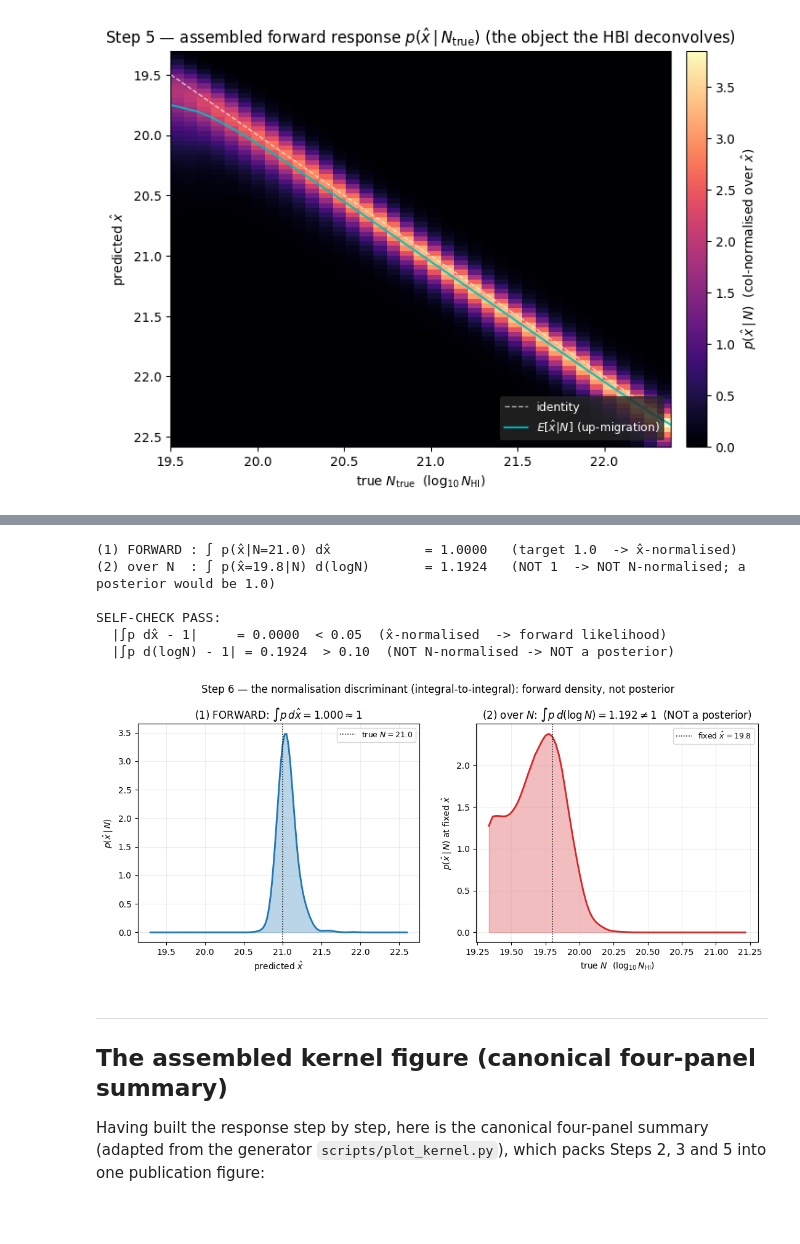
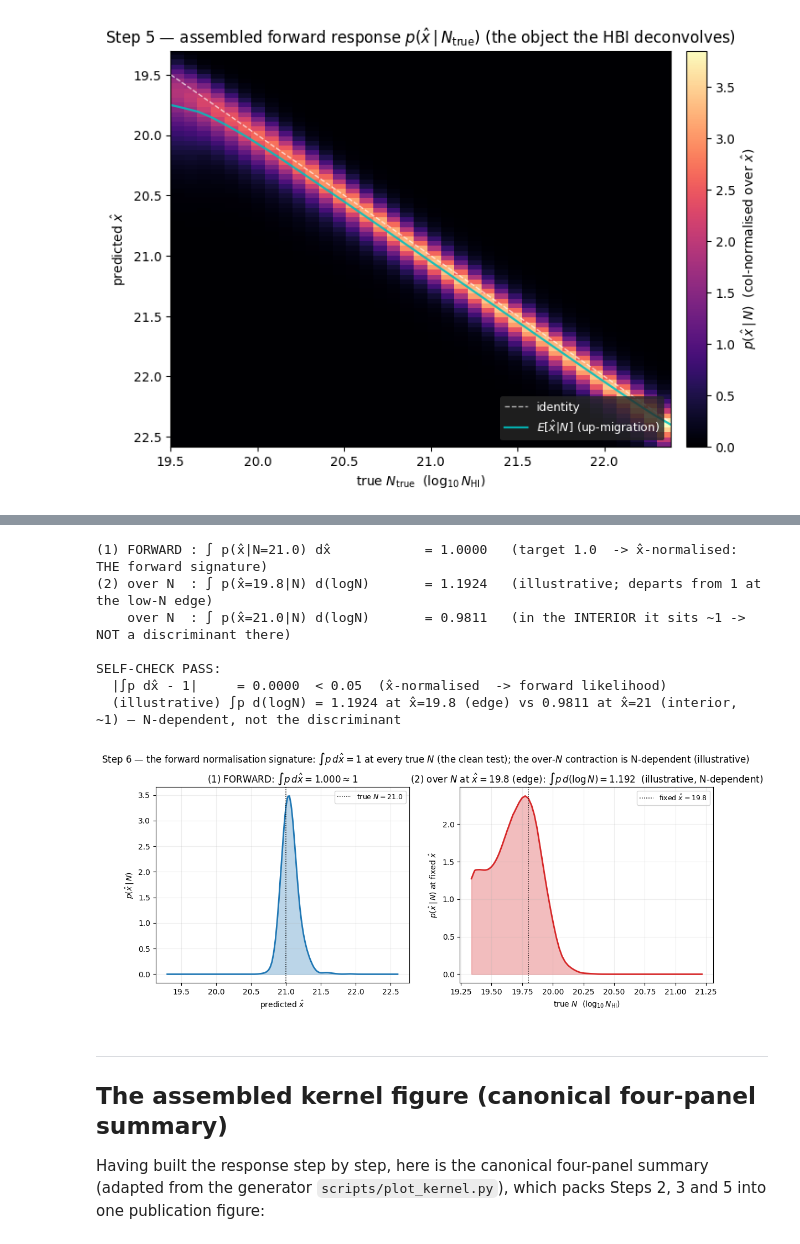
Before and after one commit to jibanCat/desi_gpy_dla_detection, a Jupyter notebook: notebooks/HBI_02_forward_response_kernel.ipynb, the cells around one changed output, grey strips where cells are left out. Cells and saved outputs as stored; diff of their text form; code cells hidden in the pictures; blank space fills up the shorter version.

```diff
--- a/notebooks/HBI_02_forward_response_kernel.ipynb
+++ b/notebooks/HBI_02_forward_response_kernel.ipynb
@@ -549,64 +550,72 @@ xhat_grid = np.linspace(19.3, 22.6, 331)
 p_over_xhat = emp.density(xhat_grid, np.full_like(xhat_grid, N_fixed), snr_d, z_d)
 integral_over_xhat = float(_trapz(p_over_xhat, xhat_grid))
 
-# (2) the NOT-N-normalised integral: integrate p(x̂|N) over log N at a fixed x̂.
-# Evaluate at x̂ ≈ 19.8, where this integral is genuinely FAR from 1 (it ranges
-# ~0.5–1.24 across x̂; near x̂=21 it happens to land close to 1, which would HIDE
-# the discriminant — so we deliberately pick x̂=19.8).
+# (2) ILLUSTRATIVE (not a self-check): the over-N contraction at a fixed x̂.
+# This is N-DEPENDENT, not a clean discriminant: in the interior (x̂~21) it sits
+# ~1, exactly where a posterior would too. It departs from 1 noticeably only near
+# the low-N EDGE (x̂~19.8), from the kernel's N-dependent width/skew. We pick
+# x̂=19.8 to SHOW that edge departure, but we do NOT assert on it.
 xhat_fixed = 19.8
 N_grid6 = np.linspace(float(emp.N_anchors.min()), float(emp.N_anchors.max()), 400)
 p_over_N = emp.density(np.full_like(N_grid6, xhat_fixed), N_grid6, snr_d, z_d)
 integral_over_N = float(_trapz(p_over_N, N_grid6))
+# corroborate the N-dependence: in the interior the over-N integral is ~1 (so it is
+# NOT a discriminant there — a posterior would give ~1 too).
+xhat_interior = 21.0
+p_over_N_int = emp.density(np.full_like(N_grid6, xhat_interior), N_grid6, snr_d, z_d)
+integral_over_N_int = float(_trapz(p_over_N_int, N_grid6))
 
 print(f"(1) FORWARD : ∫ p(x̂|N={N_fixed}) dx̂            = "
-      f"{integral_over_xhat:.4f}   (target 1.0  -> x̂-normalised)")
+      f"{integral_over_xhat:.4f}   (target 1.0  -> x̂-normalised: THE forward signature)")
 print(f"(2) over N  : ∫ p(x̂={xhat_fixed}|N) d(logN)       = "
-      f"{integral_over_N:.4f}   (NOT 1  -> NOT N-normalised; a posterior would be 1.0)")
+      f"{integral_over_N:.4f}   (illustrative; departs from 1 at the low-N edge)")
+print(f"    over N  : ∫ p(x̂={xhat_interior}|N) d(logN)       = "
+      f"{integral_over_N_int:.4f}   (in the INTERIOR it sits ~1 -> NOT a discriminant there)")
 
-# ---- SELF-CHECK: forward signature -----------------------------------------
+# ---- SELF-CHECK: the forward signature is the over-x̂ normalisation = 1 ------
 assert abs(integral_over_xhat - 1) < 0.05, \
     f"forward NOT x̂-normalised: ∫p dx̂={integral_over_xhat}"
-assert abs(integral_over_N - 1) > 0.1, \
-    f"forward UNEXPECTEDLY N-normalised (looks like a posterior): ∫p d(logN)={integral_over_N}"
 print()
 print("SELF-CHECK PASS:")
 print(f"  |∫p dx̂ - 1|     = {abs(integral_over_xhat - 1):.4f}  < 0.05  "
       f"(x̂-normalised  -> forward likelihood)")
-print(f"  |∫p d(logN) - 1| = {abs(integral_over_N - 1):.4f}  > 0.10  "
-      f"(NOT N-normalised -> NOT a posterior)")
+print(f"  (illustrative) ∫p d(logN) = {integral_over_N:.4f} at x̂=19.8 (edge) vs "
+      f"{integral_over_N_int:.4f} at x̂=21 (interior, ~1) — N-dependent, not the discriminant")
 
 # figure: the two contractions side by side
 fig, (axA, axB) = plt.subplots(1, 2, figsize=(13, 4.6))
 axA.fill_between(xhat_grid, 0, p_over_xhat, color="#1f77b4", alpha=0.30)
 axA.plot(xhat_grid, p_over_xhat, color="#1f77b4", lw=2.0)
 axA.axvline(N_fixed, color="k", ls=":", lw=1.1, label=f"true $N={N_fixed}$")
 axA.set_xlabel(r"predicted $\hat x$")
 axA.set_ylabel(r"$p(\hat x\,|\,N)$")
 axA.set_title(r"(1) FORWARD: $\int p\,d\hat x = %.3f \approx 1$" % integral_over_xhat)
 axA.legend(fontsize=9)
 axA.grid(alpha=0.22)
 
 axB.fill_between(N_grid6, 0, p_over_N, color="#d62728", alpha=0.30)
 axB.plot(N_grid6, p_over_N, color="#d62728", lw=2.0)
 axB.axvline(xhat_fixed, color="k", ls=":", lw=1.1,
             label=f"fixed $\\hat x={xhat_fixed}$")
 axB.set_xlabel(r"true $N$  ($\log_{10} N_{\rm HI}$)")
 axB.set_ylabel(r"$p(\hat x\,|\,N)$ at fixed $\hat x$")
-axB.set_title(r"(2) over $N$: $\int p\,d(\log N) = %.3f \neq 1$  (NOT a posterior)"
-              % integral_over_N)
+axB.set_title(r"(2) over $N$ at $\hat x=19.8$ (edge): $\int p\,d(\log N) = %.3f$"
+              "  (illustrative, N-dependent)" % integral_over_N)
 axB.legend(fontsize=9)
 axB.grid(alpha=0.22)
-fig.suptitle("Step 6 — the normalisation discriminant (integral-to-integral): "
-             "forward density, not posterior", y=1.02)
+fig.suptitle("Step 6 — the forward normalisation signature: "
+             r"$\int p\,d\hat x=1$ at every true $N$ (the clean test); "
+             "the over-$N$ contraction is N-dependent (illustrative)", y=1.02)
 plt.show()
 # %% [output]
-(1) FORWARD : ∫ p(x̂|N=21.0) dx̂            = 1.0000   (target 1.0  -> x̂-normalised)
-(2) over N  : ∫ p(x̂=19.8|N) d(logN)       = 1.1924   (NOT 1  -> NOT N-normalised; a posterior would be 1.0)
+(1) FORWARD : ∫ p(x̂|N=21.0) dx̂            = 1.0000   (target 1.0  -> x̂-normalised: THE forward signature)
+(2) over N  : ∫ p(x̂=19.8|N) d(logN)       = 1.1924   (illustrative; departs from 1 at the low-N edge)
+    over N  : ∫ p(x̂=21.0|N) d(logN)       = 0.9811   (in the INTERIOR it sits ~1 -> NOT a discriminant there)
 
 SELF-CHECK PASS:
   |∫p dx̂ - 1|     = 0.0000  < 0.05  (x̂-normalised  -> forward likelihood)
-  |∫p d(logN) - 1| = 0.1924  > 0.10  (NOT N-normalised -> NOT a posterior)
+  (illustrative) ∫p d(logN) = 1.1924 at x̂=19.8 (edge) vs 0.9811 at x̂=21 (interior, ~1) — N-dependent, not the discriminant
-[figure, old version]
+[figure, new version]
 # %% [markdown]
 ---
 ## The assembled kernel figure (canonical four-panel summary)
```
Also changed, not shown: parts of 4 cells of this notebook, 4 other files.
